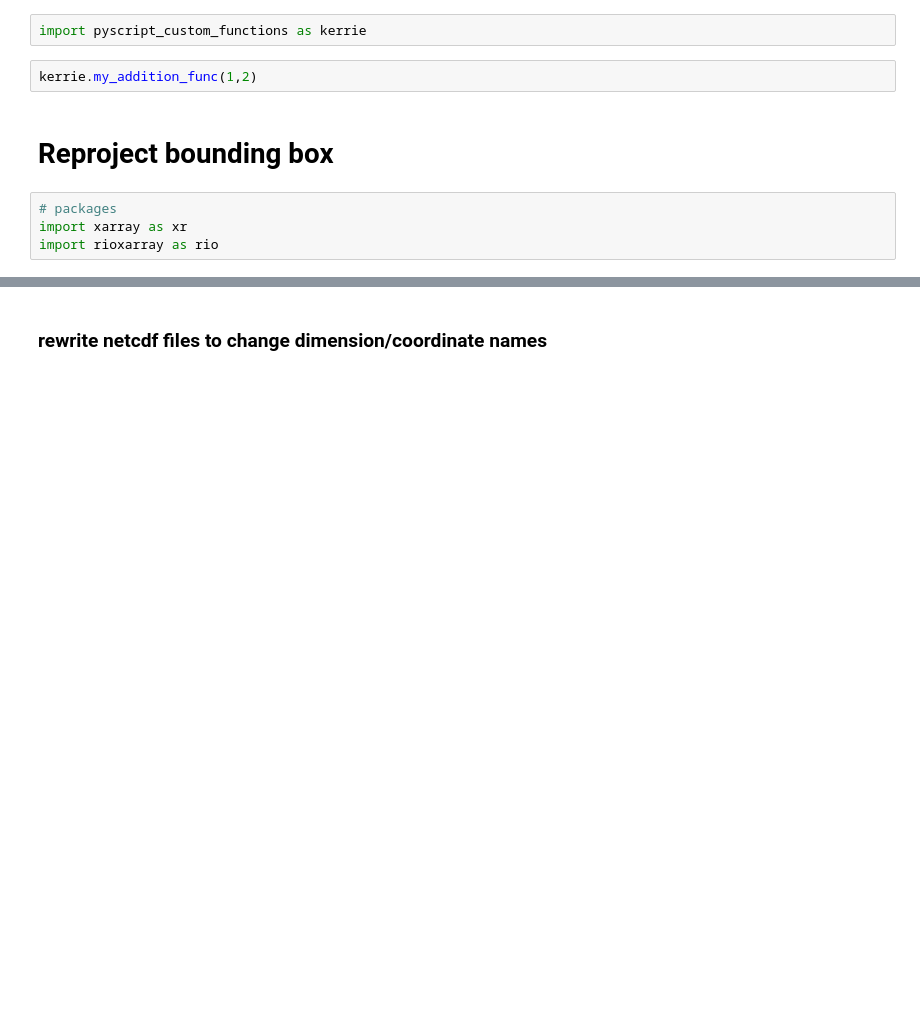
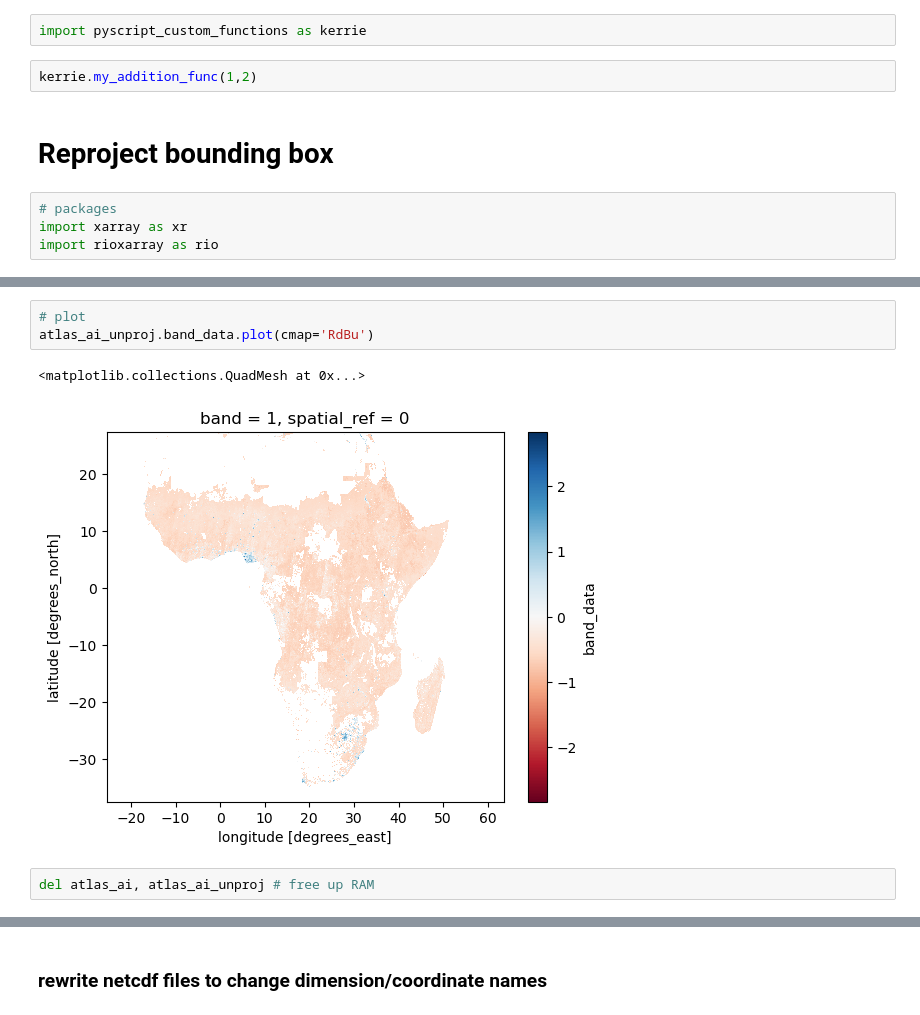
Before and after one commit to kerriegeil/MSU_example_compute, a Jupyter notebook: HPC_Orion/python/notebooks/other_things.ipynb, the cells around one changed output, grey strips where cells are left out. Cells and saved outputs as stored; diff of their text form; blank space fills up the shorter version.

```diff
--- a/HPC_Orion/python/notebooks/other_things.ipynb
+++ b/HPC_Orion/python/notebooks/other_things.ipynb
@@ -158,0 +135,8 @@ Below is how you could accomplish using climate-indices tools from python with s
+# %%
+# plot
+atlas_ai_unproj.band_data.plot(cmap='RdBu')
+# %% [output]
+<matplotlib.collections.QuadMesh at 0x...>
+[figure, added]
+# %%
+del atlas_ai, atlas_ai_unproj # free up RAM
```
Also changed, not shown: parts of 22 cells of this notebook.
